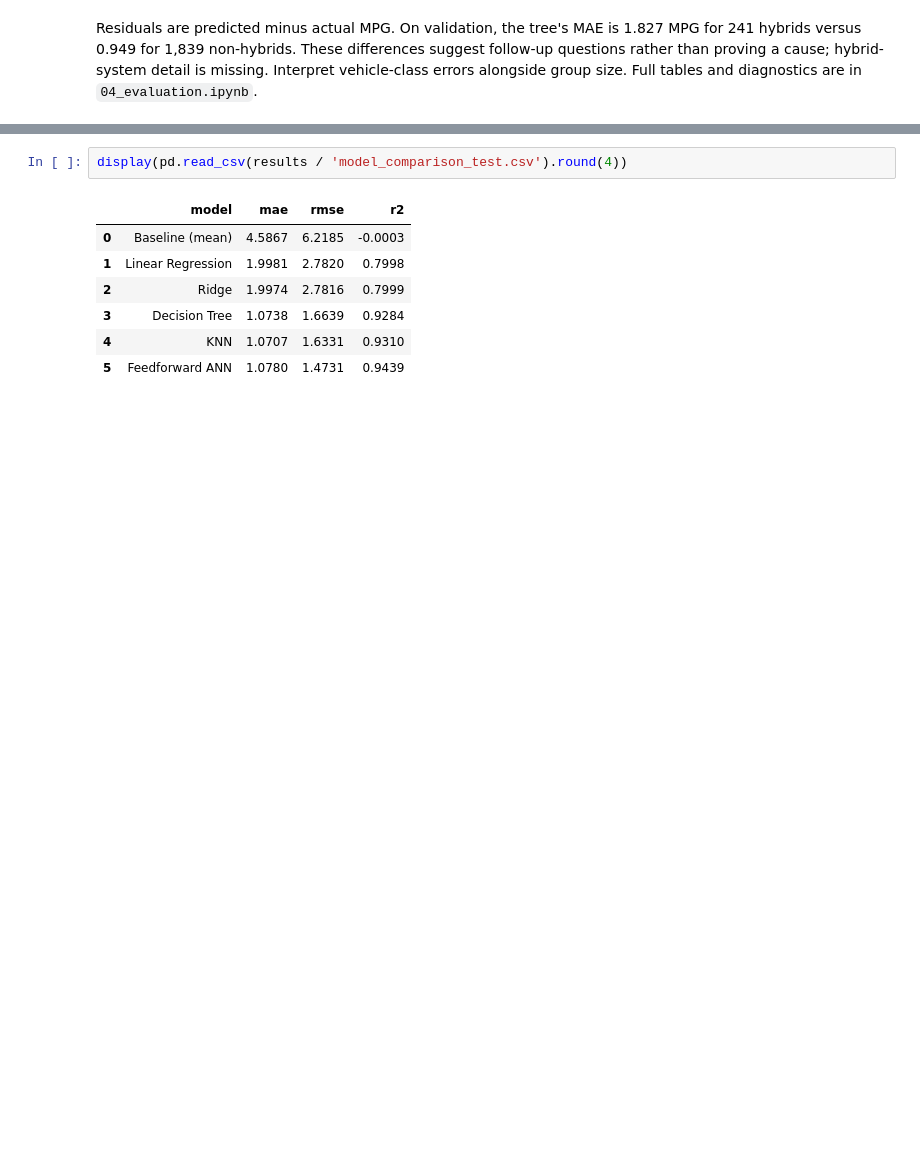
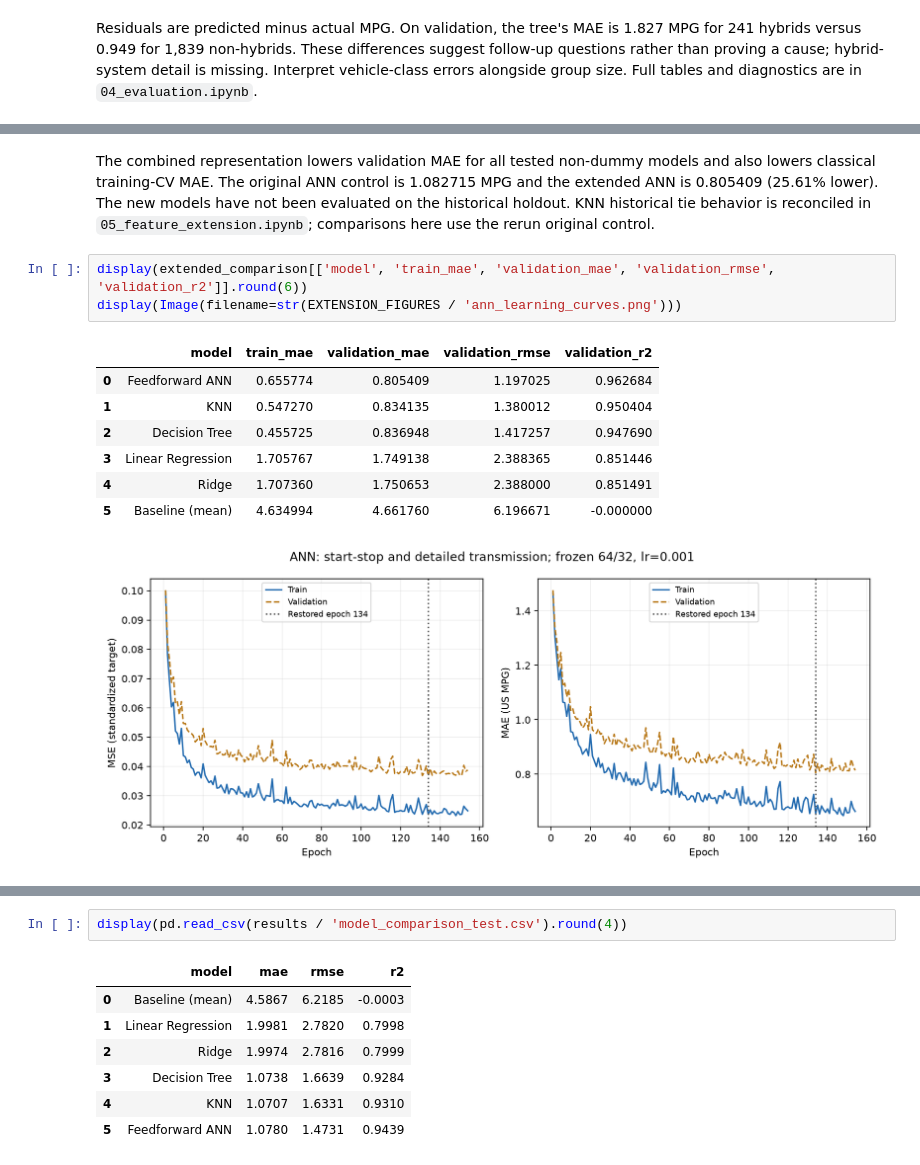
Before and after one commit to btwamibatman/vehicle-fuel-efficiency-ml, a Jupyter notebook: notebooks/endterm/project.ipynb, the cells around one changed output, grey strips where cells are left out. Cells and saved outputs as stored; diff of their text form; blank space fills up the shorter version.

```diff
--- a/notebooks/endterm/project.ipynb
+++ b/notebooks/endterm/project.ipynb
@@ -218,0 +250,14 @@ Residuals are predicted minus actual MPG. On validation, the tree's MAE is 1.827
+# %% [markdown]
+The combined representation lowers validation MAE for all tested non-dummy models and also lowers classical training-CV MAE. The original ANN control is 1.082715 MPG and the extended ANN is 0.805409 (25.61% lower). The new models have not been evaluated on the historical holdout. KNN historical tie behavior is reconciled in `05_feature_extension.ipynb`; comparisons here use the rerun original control.
+# %%
+display(extended_comparison[['model', 'train_mae', 'validation_mae', 'validation_rmse', 'validation_r2']].round(6))
+display(Image(filename=str(EXTENSION_FIGURES / 'ann_learning_curves.png')))
+# %% [output]
+|  | model | train_mae | validation_mae | validation_rmse | validation_r2 |
+| 0 | Feedforward ANN | 0.655774 | 0.805409 | 1.197025 | 0.962684 |
+| 1 | KNN | 0.547270 | 0.834135 | 1.380012 | 0.950404 |
+| 2 | Decision Tree | 0.455725 | 0.836948 | 1.417257 | 0.947690 |
+| 3 | Linear Regression | 1.705767 | 1.749138 | 2.388365 | 0.851446 |
+| 4 | Ridge | 1.707360 | 1.750653 | 2.388000 | 0.851491 |
+| 5 | Baseline (mean) | 4.634994 | 4.661760 | 6.196671 | -0.000000 |
+[figure, added]
```
Also changed, not shown: parts of 11 cells of this notebook, 38 other files.
